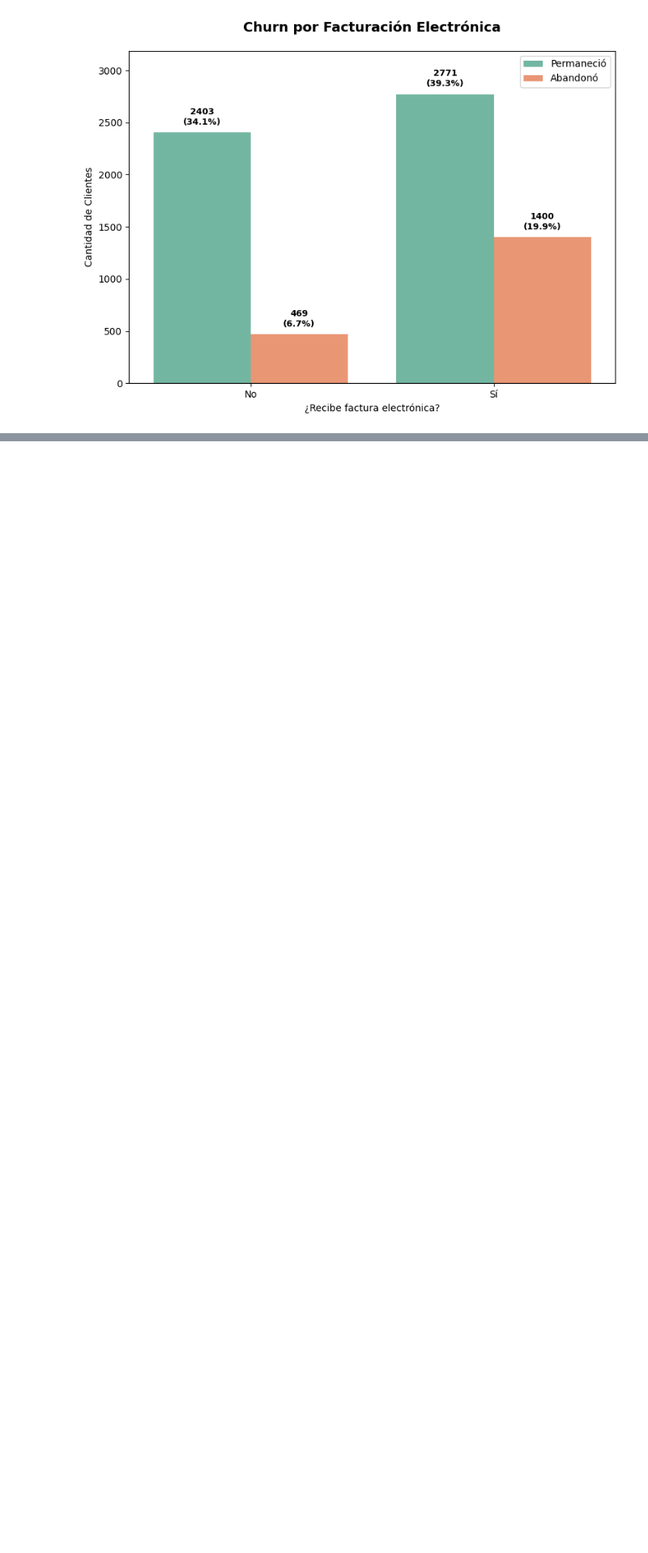
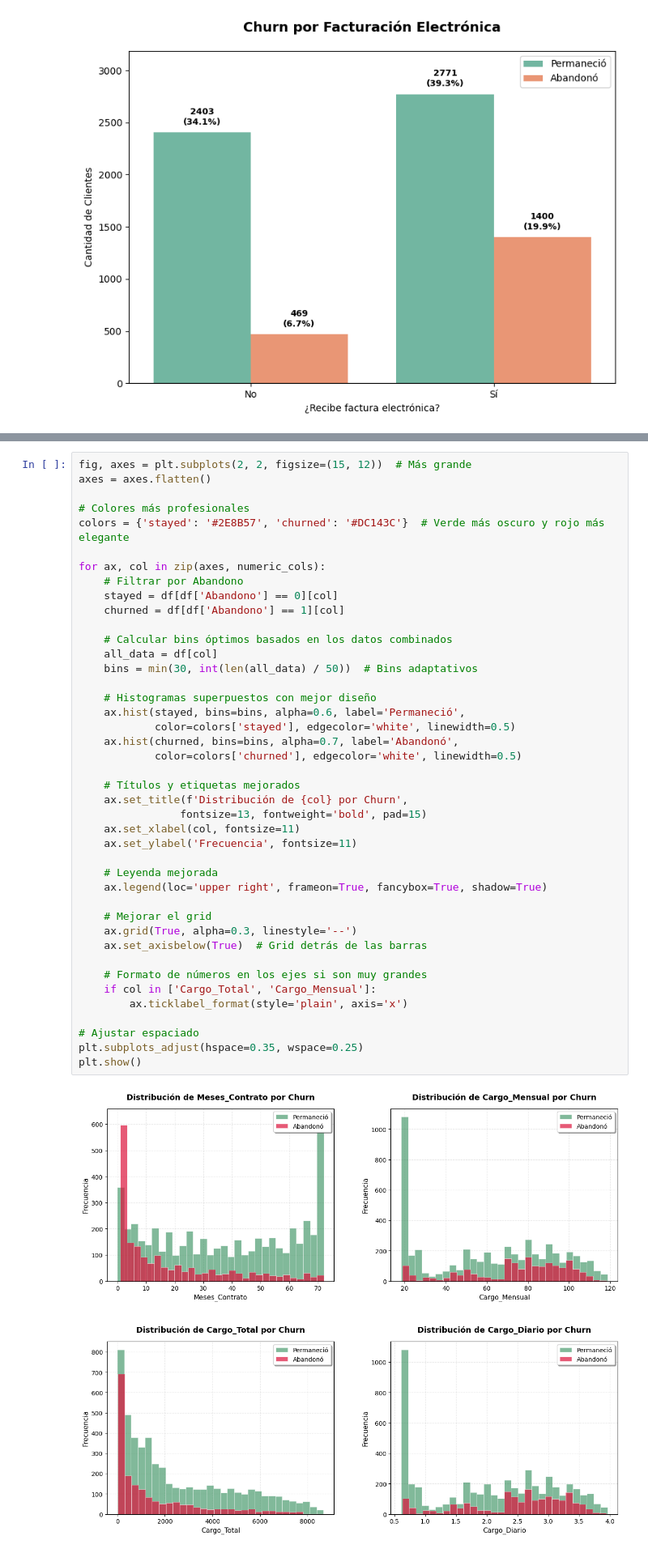
Before and after one commit to AenimaLabs/TelecomX, a Jupyter notebook: TelecomX.ipynb, the cells around one changed output, grey strips where cells are left out. Shown at 81% size. Cells and saved outputs as stored; diff of their text form; blank space fills up the shorter version.

```diff
--- a/TelecomX.ipynb
+++ b/TelecomX.ipynb
@@ -915,2 +943,46 @@ plt.show()
+# %%
+fig, axes = plt.subplots(2, 2, figsize=(15, 12))  # Más grande
+axes = axes.flatten()
+
+# Colores más profesionales
+colors = {'stayed': '#2E8B57', 'churned': '#DC143C'}  # Verde más oscuro y rojo más elegante
+
+for ax, col in zip(axes, numeric_cols):
+    # Filtrar por Abandono
+    stayed = df[df['Abandono'] == 0][col]
+    churned = df[df['Abandono'] == 1][col]
+
+    # Calcular bins óptimos basados en los datos combinados
+    all_data = df[col]
+    bins = min(30, int(len(all_data) / 50))  # Bins adaptativos
+
+    # Histogramas superpuestos con mejor diseño
+    ax.hist(stayed, bins=bins, alpha=0.6, label='Permaneció',
+            color=colors['stayed'], edgecolor='white', linewidth=0.5)
+    ax.hist(churned, bins=bins, alpha=0.7, label='Abandonó',
+            color=colors['churned'], edgecolor='white', linewidth=0.5)
+
+    # Títulos y etiquetas mejorados
+    ax.set_title(f'Distribución de {col} por Churn',
+                fontsize=13, fontweight='bold', pad=15)
+    ax.set_xlabel(col, fontsize=11)
+    ax.set_ylabel('Frecuencia', fontsize=11)
+
+    # Leyenda mejorada
+    ax.legend(loc='upper right', frameon=True, fancybox=True, shadow=True)
+
+    # Mejorar el grid
+    ax.grid(True, alpha=0.3, linestyle='--')
+    ax.set_axisbelow(True)  # Grid detrás de las barras
+
+    # Formato de números en los ejes si son muy grandes
+    if col in ['Cargo_Total', 'Cargo_Mensual']:
+        ax.ticklabel_format(style='plain', axis='x')
+
+# Ajustar espaciado
+plt.subplots_adjust(hspace=0.35, wspace=0.25)
+plt.show()
+# %% [output]
+[figure, added]
 # %% [markdown]
 ##📄 Informe final
```
Also changed, not shown: parts of 2 cells of this notebook.
